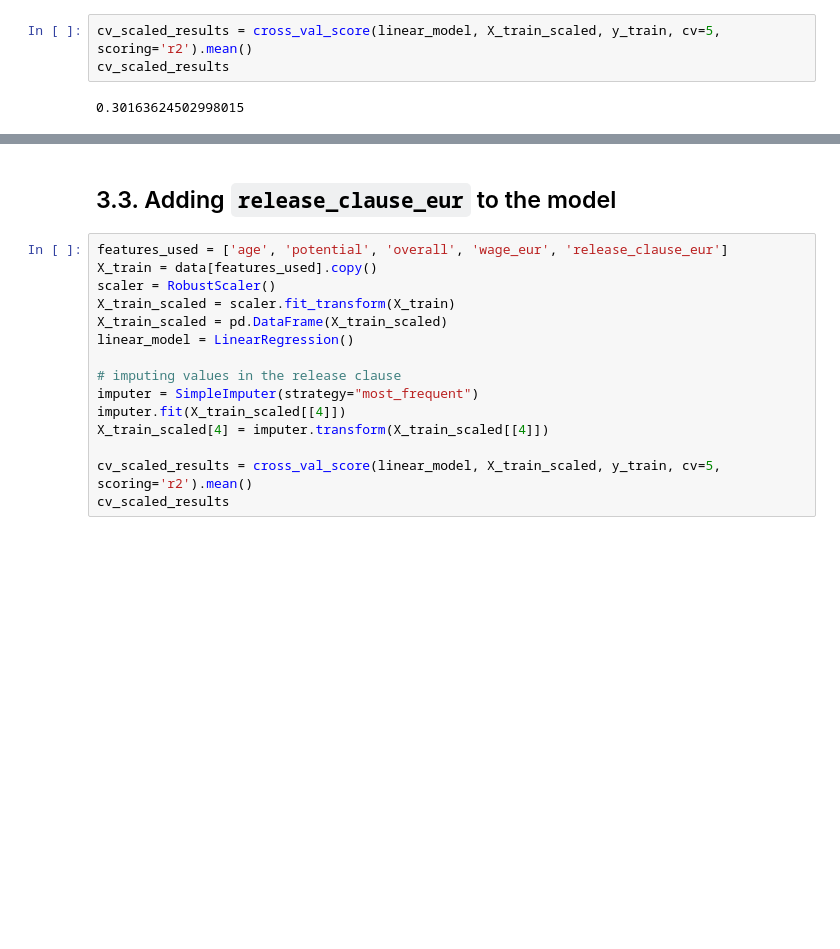
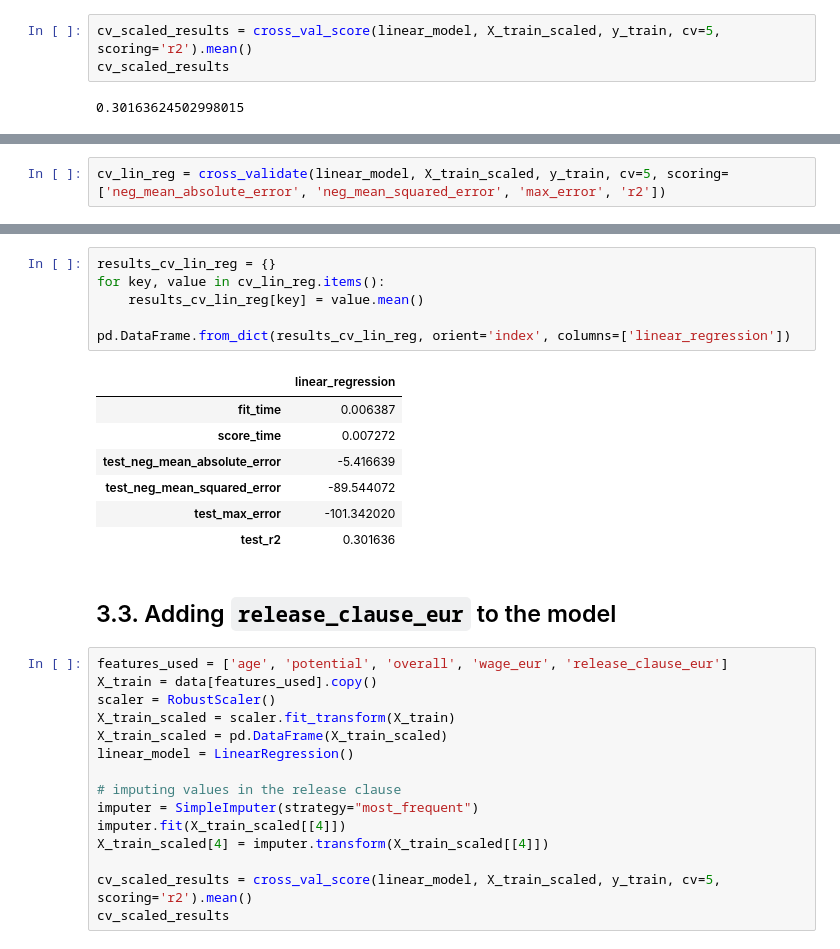
Before and after one commit to michaelschafhauser/market_value_predictor, a Jupyter notebook: notebooks/Joao/data_exploration_&_baseline_model_jr.ipynb, the cells around one changed output, grey strips where cells are left out. Cells and saved outputs as stored; diff of their text form; blank space fills up the shorter version.

```diff
--- a/notebooks/Joao/data_exploration_&_baseline_model_jr.ipynb
+++ b/notebooks/Joao/data_exploration_&_baseline_model_jr.ipynb
@@ -249,0 +263,2 @@ cv_scaled_results
+# %%
+cv_lin_reg = cross_validate(linear_model, X_train_scaled, y_train, cv=5, scoring=['neg_mean_absolute_error', 'neg_mean_squared_error', 'max_error', 'r2'])
@@ -250,3 +276,17 @@ cv_scaled_results
+# %%
+results_cv_lin_reg = {}
+for key, value in cv_lin_reg.items():
+    results_cv_lin_reg[key] = value.mean()
+
+pd.DataFrame.from_dict(results_cv_lin_reg, orient='index', columns=['linear_regression'])
+# %% [output]
+|  | linear_regression |
+| fit_time | 0.006387 |
+| score_time | 0.007272 |
+| test_neg_mean_absolute_error | -5.416639 |
+| test_neg_mean_squared_error | -89.544072 |
+| test_max_error | -101.342020 |
+| test_r2 | 0.301636 |
 # %% [markdown]
 ## 3.3. Adding `release_clause_eur` to the model
 # %%
```
Also changed, not shown: parts of 38 cells of this notebook, 1 other file.
